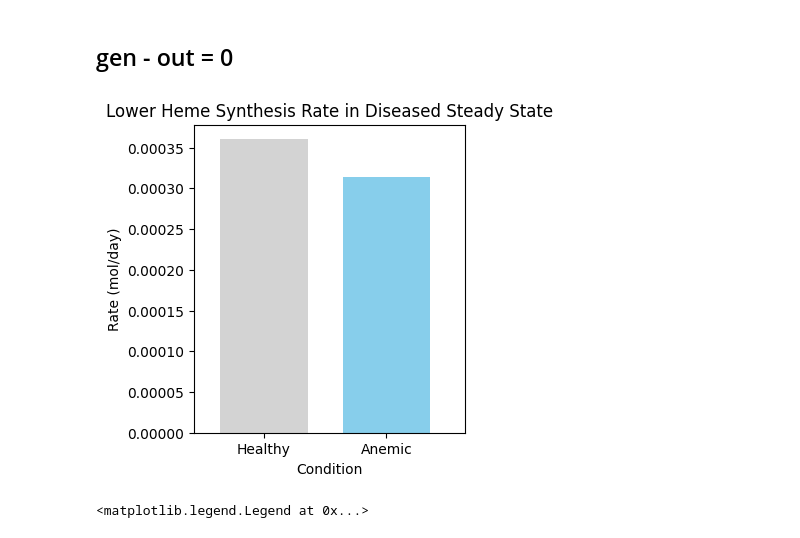
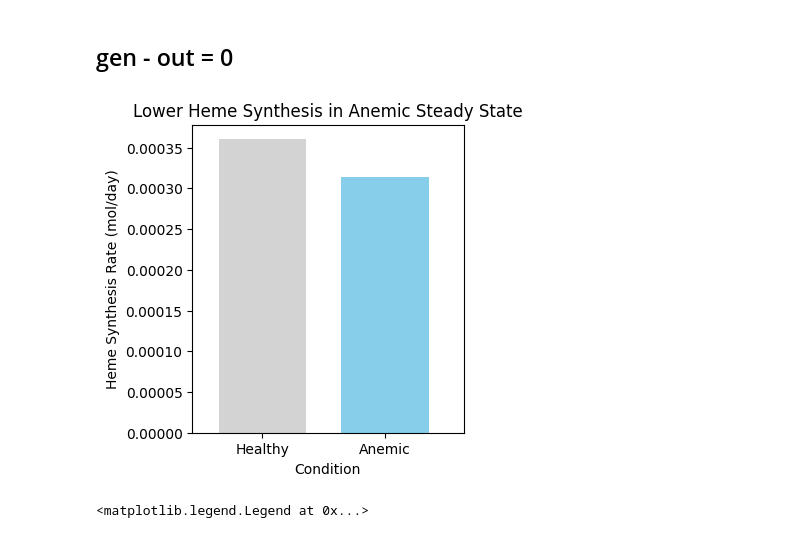
Before and after one commit to penelopenorth/PBL2, a Jupyter notebook: equations.ipynb, the cells around one changed output. Saved outputs shown, nothing was run; the diff lists cells and outputs as text; code cells hidden in the pictures.

```diff
--- a/equations.ipynb
+++ b/equations.ipynb
@@ -297,25 +296,25 @@ plt.show()
 # %%
 import matplotlib.pyplot as plt
 
 # Define the data
 healthy_rate = 3.6e-4
 diseased_rate = 3.14e-4
 
 # Create a bar chart
 plt.figure(figsize=(3.5, 4))
 plt.bar([0.01, 0.08], [healthy_rate, diseased_rate], width=0.05, align='center', color=["#d3d3d3", "skyblue"])
 plt.xticks([0.01, 0.08], ['Healthy', 'Anemic'])
 plt.xlim(-.03, .125)
 
 # Add labels and title
 plt.xlabel('Condition')
-plt.ylabel('Rate (mol/day)')
-plt.title('Lower Heme Synthesis Rate in Diseased Steady State')
+plt.ylabel('Heme Synthesis Rate (mol/day)')
+plt.title('Lower Heme Synthesis in Anemic Steady State')
 
 # Display the chart
 plt.show()
 # %% [output]
-[figure, old version]
+[figure, new version]
 # %%
 #michaelis menten
 Vmax = 0.23 #uM/min
```
Also changed, not shown: parts of 3 cells of this notebook, 1 other file.
